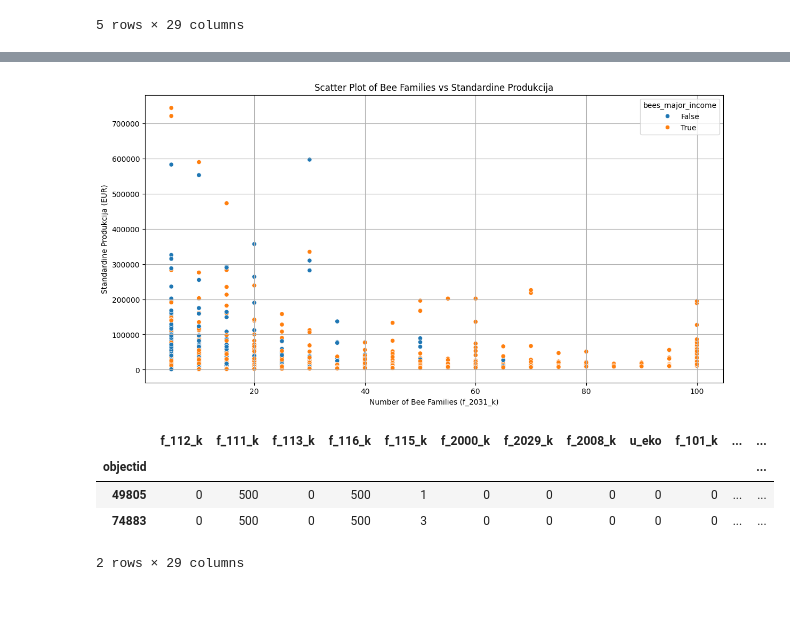
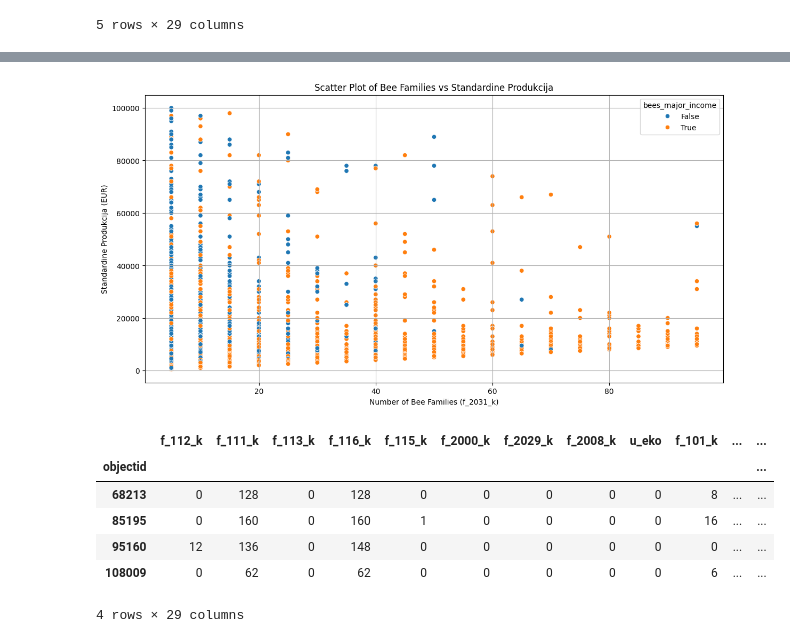
Before and after one commit to plerixus/Lithuanian_agriculture_analysis_2020, a Jupyter notebook: beekeeping.ipynb, the cells around one changed output, grey strips where cells are left out. Drawn from its saved outputs; the diff is of its cells as text; code cells hidden in the pictures; blank space fills up the shorter version.

```diff
--- a/beekeeping.ipynb
+++ b/beekeeping.ipynb
@@ -21,6 +21,14 @@ farm_df.head()
 5 rows × 30 columns
 # %%
 farm_df.drop(["X","Y","u_vld_lytis"],axis = 1,inplace = True)
+farm_df = farm_df[~(
+    (farm_df['f_2008_k'] == 100) | \
+    (farm_df['f_2012_k'] == 100) | \
+    (farm_df['f_2015_k'] == 30) | \
+    (farm_df['f_2019_k'] == 500) | \
+    (farm_df['f_2029_k'] == 100) | \
+    (farm_df['f_2031_k'] == 100) | \
+    (farm_df['ekonominio_dydzio_klase'] >= 8))]
 farm_df.info()
 # %% [output]
 <class 'pandas.core.frame.DataFrame'>
@@ -118,12 +126,14 @@ plt.xlabel("Number of Bee Families (f_2031_k)")
 plt.ylabel("Standardine Produkcija (EUR)")
 plt.grid(True)
 # %% [output]
-[figure, old version]
+[figure, new version]
 # %%
-beekeeper_df[(beekeeper_df["bees_major_income"] == True) & (beekeeper_df["standartine_produkcija_k"]> 700000)]
+beekeeper_df[(beekeeper_df["bees_major_income"] == True) & (beekeeper_df["standartine_produkcija_k"]> 90000)]
 # %% [output]
 |  | f_112_k | f_111_k | f_113_k | f_116_k | f_115_k | f_2000_k | f_2029_k | f_2008_k | u_eko | f_101_k | ... | ... |
 | objectid |  |  |  |  |  |  |  |  |  |  |  | ... |
-| 49805 | 0 | 500 | 0 | 500 | 1 | 0 | 0 | 0 | 0 | 0 | ... | ... |
-| 74883 | 0 | 500 | 0 | 500 | 3 | 0 | 0 | 0 | 0 | 0 | ... | ... |
+| 68213 | 0 | 128 | 0 | 128 | 0 | 0 | 0 | 0 | 0 | 8 | ... | ... |
+| 85195 | 0 | 160 | 0 | 160 | 1 | 0 | 0 | 0 | 0 | 16 | ... | ... |
+| 95160 | 12 | 136 | 0 | 148 | 0 | 0 | 0 | 0 | 0 | 0 | ... | ... |
+| 108009 | 0 | 62 | 0 | 62 | 0 | 0 | 0 | 0 | 0 | 6 | ... | ... |
-2 rows × 29 columns
+4 rows × 29 columns
```
Also changed, not shown: parts of 5 cells of this notebook.
